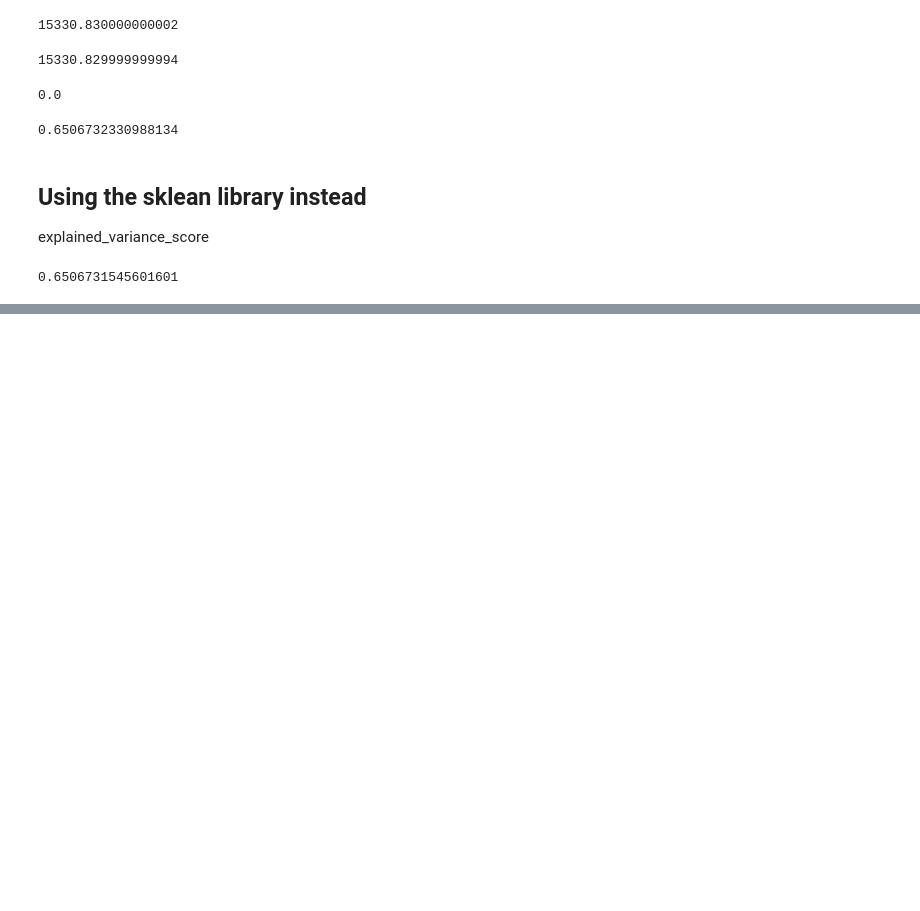
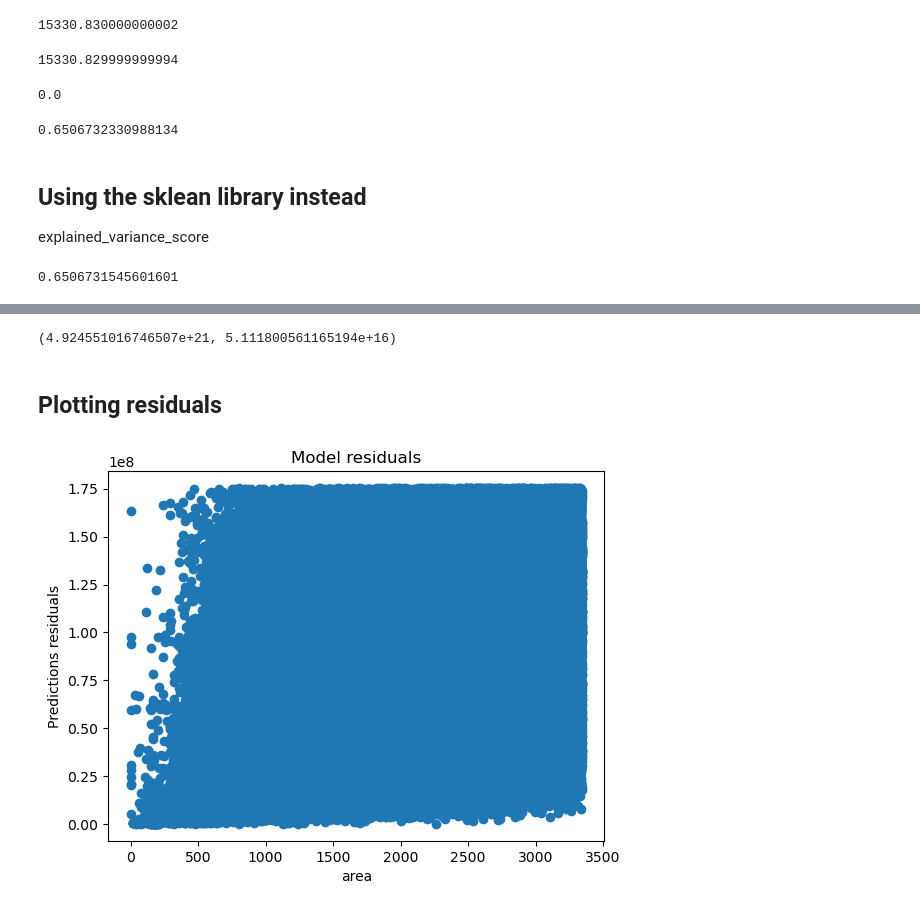
Before and after one commit to wherrickjr/regression-exercises, a Jupyter notebook: evaluate.ipynb, the cells around one changed output, grey strips where cells are left out. Drawn from its saved outputs; the diff is of its cells as text; code cells hidden in the pictures; blank space fills up the shorter version.

Commit message:
trying to get R squared manually but no sucess

```diff
--- a/evaluate.ipynb
+++ b/evaluate.ipynb
@@ -243,0 +275,4 @@ explained_variance_score(preds['mpg'], preds['yhat'])
+# %%
+reg_zillow = train[['tax_value', 'area']]
+#creating dataframe with just the two variables that I am interested in modeling
+reg_zillow.head()
@@ -243,0 +288,6 @@ explained_variance_score(preds['mpg'], preds['yhat'])
+# %%
+
+
+zols_model = LinearRegression()
+
+zols_model.fit(reg_zillow[['area']], reg_zillow[['tax_value']])
@@ -243,0 +298,3 @@ explained_variance_score(preds['mpg'], preds['yhat'])
+# %%
+reg_zillow['yhats'] = zols_model.predict(reg_zillow[['tax_value']]) #these are our model predictions
+reg_zillow.head()
@@ -243,0 +308,7 @@ explained_variance_score(preds['mpg'], preds['yhat'])
+# %%
+reg_zillow['yhats_res'] = reg_zillow['yhats'] - reg_zillow['tax_value']
+reg_zillow['yhat_res_squared'] = reg_zillow['yhats_res'] ** 2
+reg_zillow['baseline'] = reg_zillow['tax_value'].mean()
+reg_zillow['baseline_res'] = reg_zillow['baseline'] - reg_zillow['tax_value']
+reg_zillow['baseline_res_squared'] = reg_zillow['baseline_res'] ** 2
+reg_zillow.head()
@@ -243,0 +322,16 @@ explained_variance_score(preds['mpg'], preds['yhat'])
+# %%
+zillow_sse = reg_zillow['yhat_res_squared'].sum()
+base_sse = reg_zillow['baseline_res_squared'].sum()
+zillow_sse, base_sse
+# %% [output]
+(4.924551016746507e+21, 5.111800561165194e+16)
+# %% [markdown]
+## Plotting residuals
+# %%
+plt.scatter(reg_zillow['area'], reg_zillow['yhats_res'])
+plt.xlabel('area')
+plt.ylabel('Predictions residuals')
+plt.title('Model residuals')
+plt.show()
+# %% [output]
+[figure, added]
```
Also changed, not shown: parts of 34 cells of this notebook.
